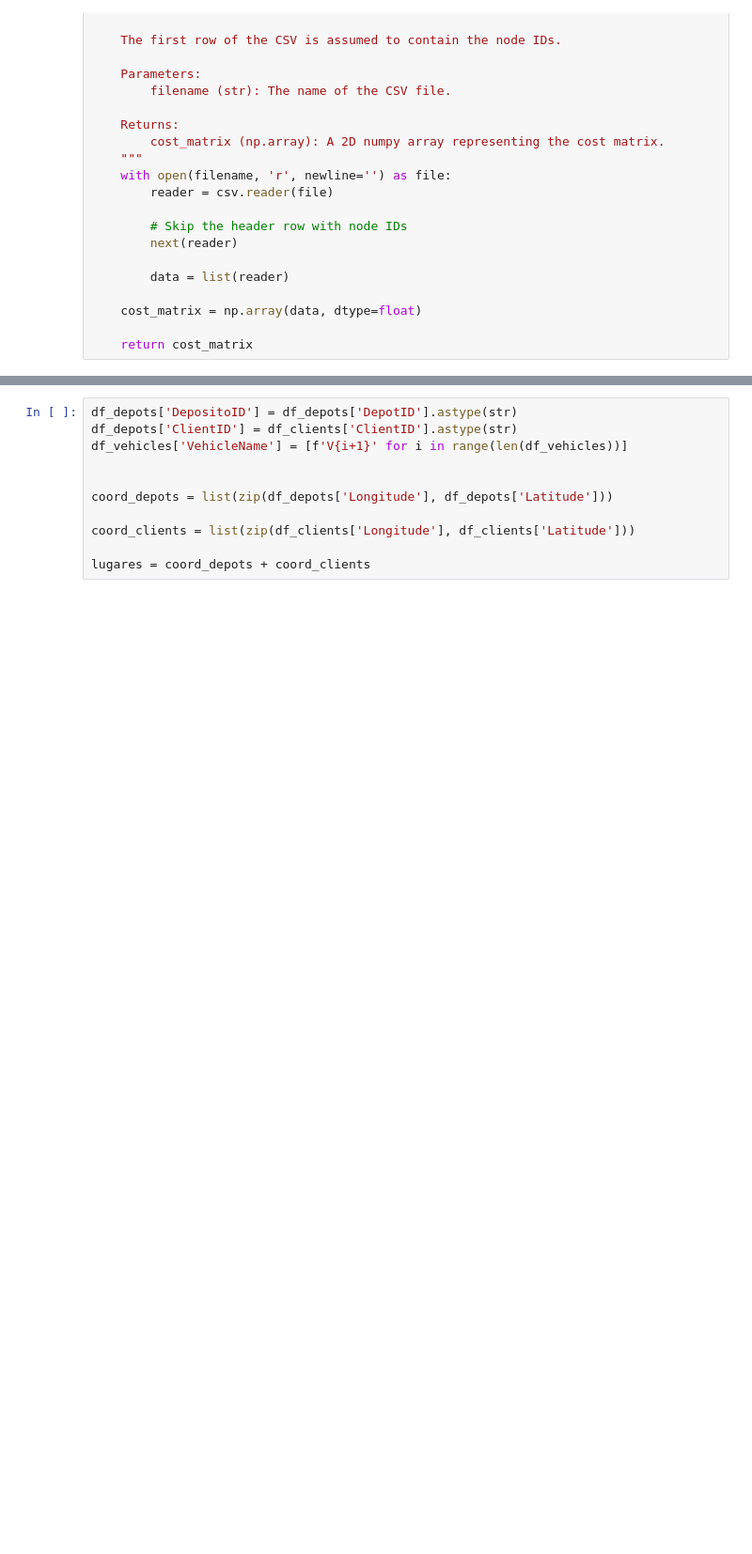
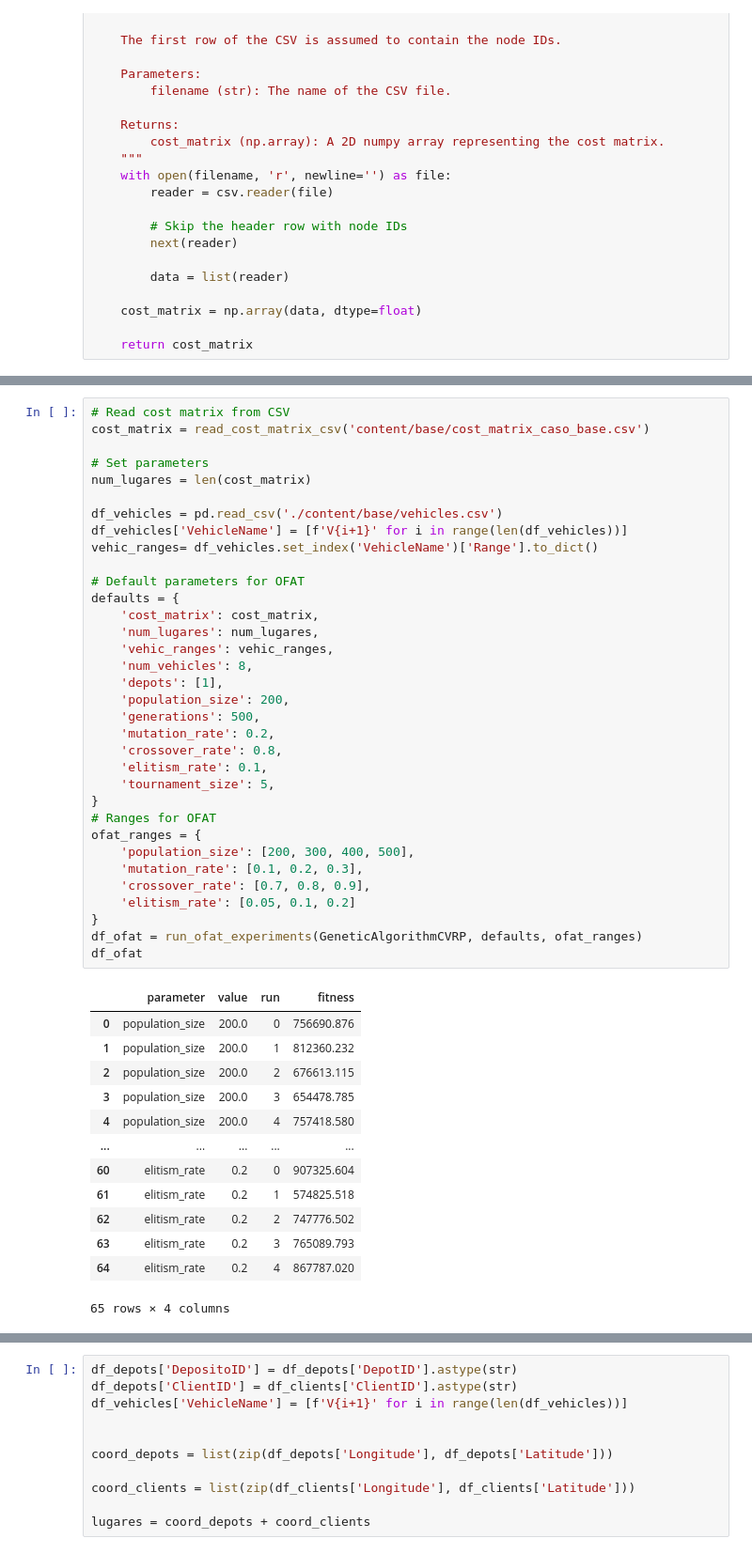
Before and after one commit to SuperEquipoEstrella/MOS-Entrega-3, a Jupyter notebook: E3-problema_A_caso1_mapas.ipynb, the cells around one changed output, grey strips where cells are left out. Shown at 94% size. Drawn from its saved outputs; the diff is of its cells as text; blank space fills up the shorter version.

```diff
--- a/E3-problema_A_caso1_mapas.ipynb
+++ b/E3-problema_A_caso1_mapas.ipynb
@@ -759,0 +768,48 @@ def read_cost_matrix_csv(filename):
+# %%
+# Read cost matrix from CSV
+cost_matrix = read_cost_matrix_csv('content/base/cost_matrix_caso_base.csv')
+
+# Set parameters
+num_lugares = len(cost_matrix)
+
+df_vehicles = pd.read_csv('./content/base/vehicles.csv')
+df_vehicles['VehicleName'] = [f'V{i+1}' for i in range(len(df_vehicles))]
+vehic_ranges= df_vehicles.set_index('VehicleName')['Range'].to_dict()
+
+# Default parameters for OFAT
+defaults = {
+    'cost_matrix': cost_matrix,
+    'num_lugares': num_lugares,
+    'vehic_ranges': vehic_ranges,
+    'num_vehicles': 8,
+    'depots': [1],
+    'population_size': 200,
+    'generations': 500,
+    'mutation_rate': 0.2,
+    'crossover_rate': 0.8,
+    'elitism_rate': 0.1,
+    'tournament_size': 5,
+}
+# Ranges for OFAT
+ofat_ranges = {
+    'population_size': [200, 300, 400, 500],
+    'mutation_rate': [0.1, 0.2, 0.3],
+    'crossover_rate': [0.7, 0.8, 0.9],
+    'elitism_rate': [0.05, 0.1, 0.2]
+}
+df_ofat = run_ofat_experiments(GeneticAlgorithmCVRP, defaults, ofat_ranges)
+df_ofat
+# %% [output]
+|  | parameter | value | run | fitness |
+| 0 | population_size | 200.0 | 0 | 756690.876 |
+| 1 | population_size | 200.0 | 1 | 812360.232 |
+| 2 | population_size | 200.0 | 2 | 676613.115 |
+| 3 | population_size | 200.0 | 3 | 654478.785 |
+| 4 | population_size | 200.0 | 4 | 757418.580 |
+| ... | ... | ... | ... | ... |
+| 60 | elitism_rate | 0.2 | 0 | 907325.604 |
+| 61 | elitism_rate | 0.2 | 1 | 574825.518 |
+| 62 | elitism_rate | 0.2 | 2 | 747776.502 |
+| 63 | elitism_rate | 0.2 | 3 | 765089.793 |
+| 64 | elitism_rate | 0.2 | 4 | 867787.020 |
+65 rows × 4 columns
```
Also changed, not shown: parts of 34 cells of this notebook, 4 other files.
